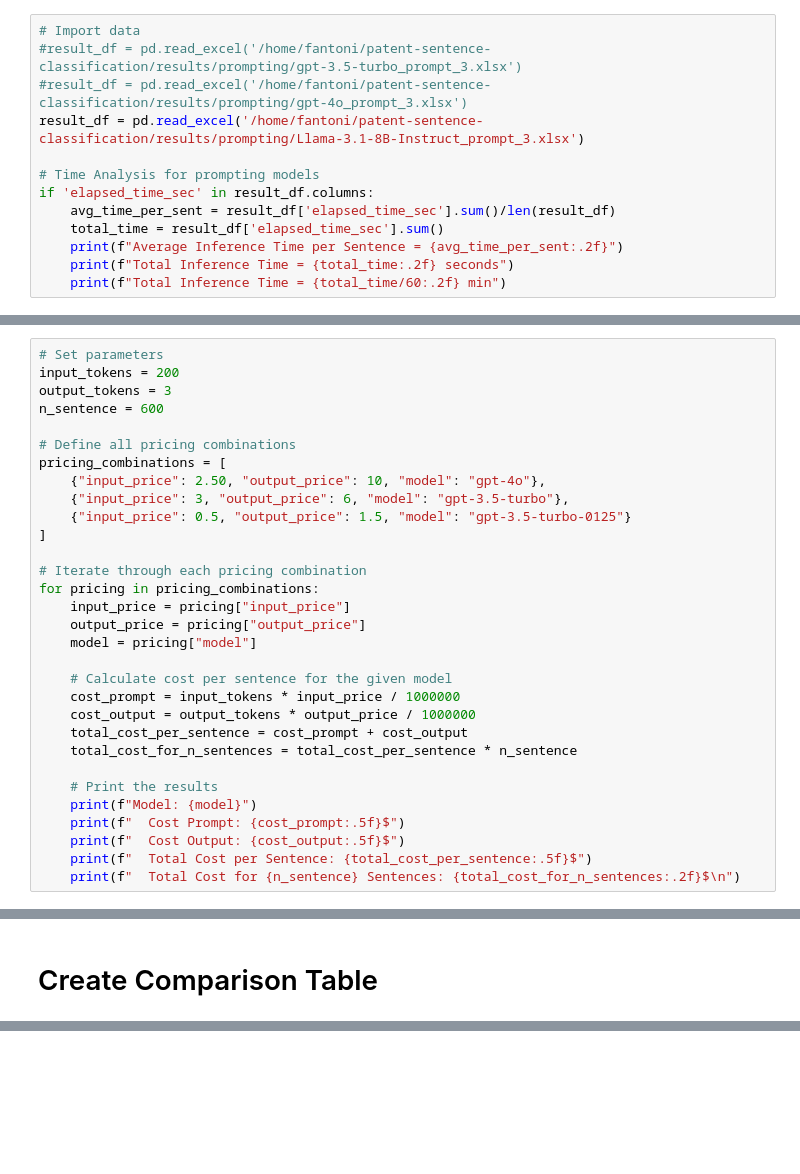
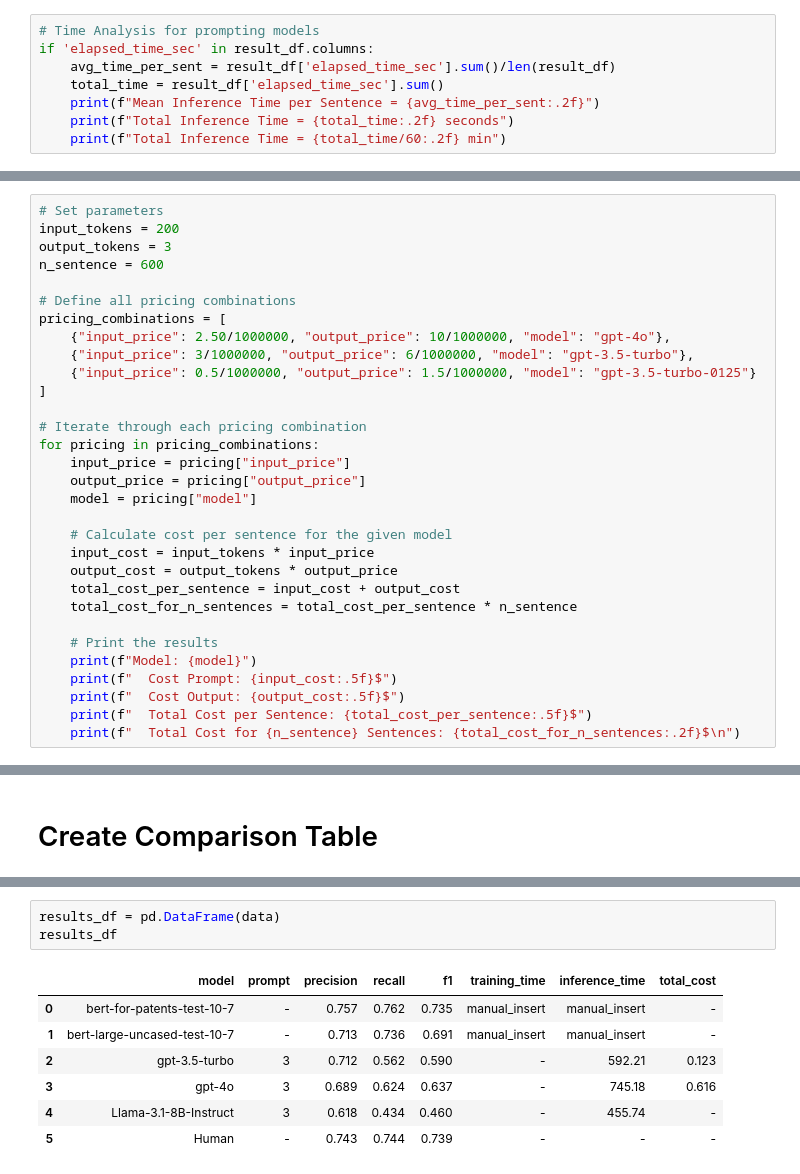
Before and after one commit to Marco-Consoloni/patent-sentence-classification, a Jupyter notebook: evaluate.ipynb, the cells around one changed output, grey strips where cells are left out. Drawn from its saved outputs; the diff is of its cells as text; blank space fills up the shorter version.

Commit message:
edit code for comparison table

```diff
--- a/evaluate.ipynb
+++ b/evaluate.ipynb
@@ -159,16 +159,11 @@ mean_results_df
 # %% [markdown]
 # Evaluate Time
 # %%
-# Import data
-#result_df = pd.read_excel('/home/fantoni/patent-sentence-classification/results/prompting/gpt-3.5-turbo_prompt_3.xlsx')
-#result_df = pd.read_excel('/home/fantoni/patent-sentence-classification/results/prompting/gpt-4o_prompt_3.xlsx')
-result_df = pd.read_excel('/home/fantoni/patent-sentence-classification/results/prompting/Llama-3.1-8B-Instruct_prompt_3.xlsx')
-
 # Time Analysis for prompting models
 if 'elapsed_time_sec' in result_df.columns:
     avg_time_per_sent = result_df['elapsed_time_sec'].sum()/len(result_df)
     total_time = result_df['elapsed_time_sec'].sum()
-    print(f"Average Inference Time per Sentence = {avg_time_per_sent:.2f}")
+    print(f"Mean Inference Time per Sentence = {avg_time_per_sent:.2f}")
     print(f"Total Inference Time = {total_time:.2f} seconds")
     print(f"Total Inference Time = {total_time/60:.2f} min")
 # %% [output]
@@ -231,9 +205,9 @@ n_sentence = 600
 
 # Define all pricing combinations
 pricing_combinations = [
-    {"input_price": 2.50, "output_price": 10, "model": "gpt-4o"},
-    {"input_price": 3, "output_price": 6, "model": "gpt-3.5-turbo"},
-    {"input_price": 0.5, "output_price": 1.5, "model": "gpt-3.5-turbo-0125"}
+    {"input_price": 2.50/1000000, "output_price": 10/1000000, "model": "gpt-4o"},
+    {"input_price": 3/1000000, "output_price": 6/1000000, "model": "gpt-3.5-turbo"},
+    {"input_price": 0.5/1000000, "output_price": 1.5/1000000, "model": "gpt-3.5-turbo-0125"}
 ]
 
 # Iterate through each pricing combination
@@ -243,14 +217,14 @@ for pricing in pricing_combinations:
     model = pricing["model"]
 
     # Calculate cost per sentence for the given model
-    cost_prompt = input_tokens * input_price / 1000000
-    cost_output = output_tokens * output_price / 1000000
-    total_cost_per_sentence = cost_prompt + cost_output
+    input_cost = input_tokens * input_price
+    output_cost = output_tokens * output_price
+    total_cost_per_sentence = input_cost + output_cost
     total_cost_for_n_sentences = total_cost_per_sentence * n_sentence
 
     # Print the results
     print(f"Model: {model}")
-    print(f"  Cost Prompt: {cost_prompt:.5f}$")
-    print(f"  Cost Output: {cost_output:.5f}$")
+    print(f"  Cost Prompt: {input_cost:.5f}$")
+    print(f"  Cost Output: {output_cost:.5f}$")
     print(f"  Total Cost per Sentence: {total_cost_per_sentence:.5f}$")
     print(f"  Total Cost for {n_sentence} Sentences: {total_cost_for_n_sentences:.2f}$\n")
@@ -524,0 +558,11 @@ results_df.to_excel('/home/fantoni/patent-sentence-classification/results/compar
+# %%
+results_df = pd.DataFrame(data)
+results_df
+# %% [output]
+|  | model | prompt | precision | recall | f1 | training_time | inference_time | total_cost |
+| 0 | bert-for-patents-test-10-7 | - | 0.757 | 0.762 | 0.735 | manual_insert | manual_insert | - |
+| 1 | bert-large-uncased-test-10-7 | - | 0.713 | 0.736 | 0.691 | manual_insert | manual_insert | - |
+| 2 | gpt-3.5-turbo | 3 | 0.712 | 0.562 | 0.590 | - | 592.21 | 0.123 |
+| 3 | gpt-4o | 3 | 0.689 | 0.624 | 0.637 | - | 745.18 | 0.616 |
+| 4 | Llama-3.1-8B-Instruct | 3 | 0.618 | 0.434 | 0.460 | - | 455.74 | - |
+| 5 | Human | - | 0.743 | 0.744 | 0.739 | - | - | - |
```
Also changed, not shown: parts of 7 cells of this notebook, 5 other files.
